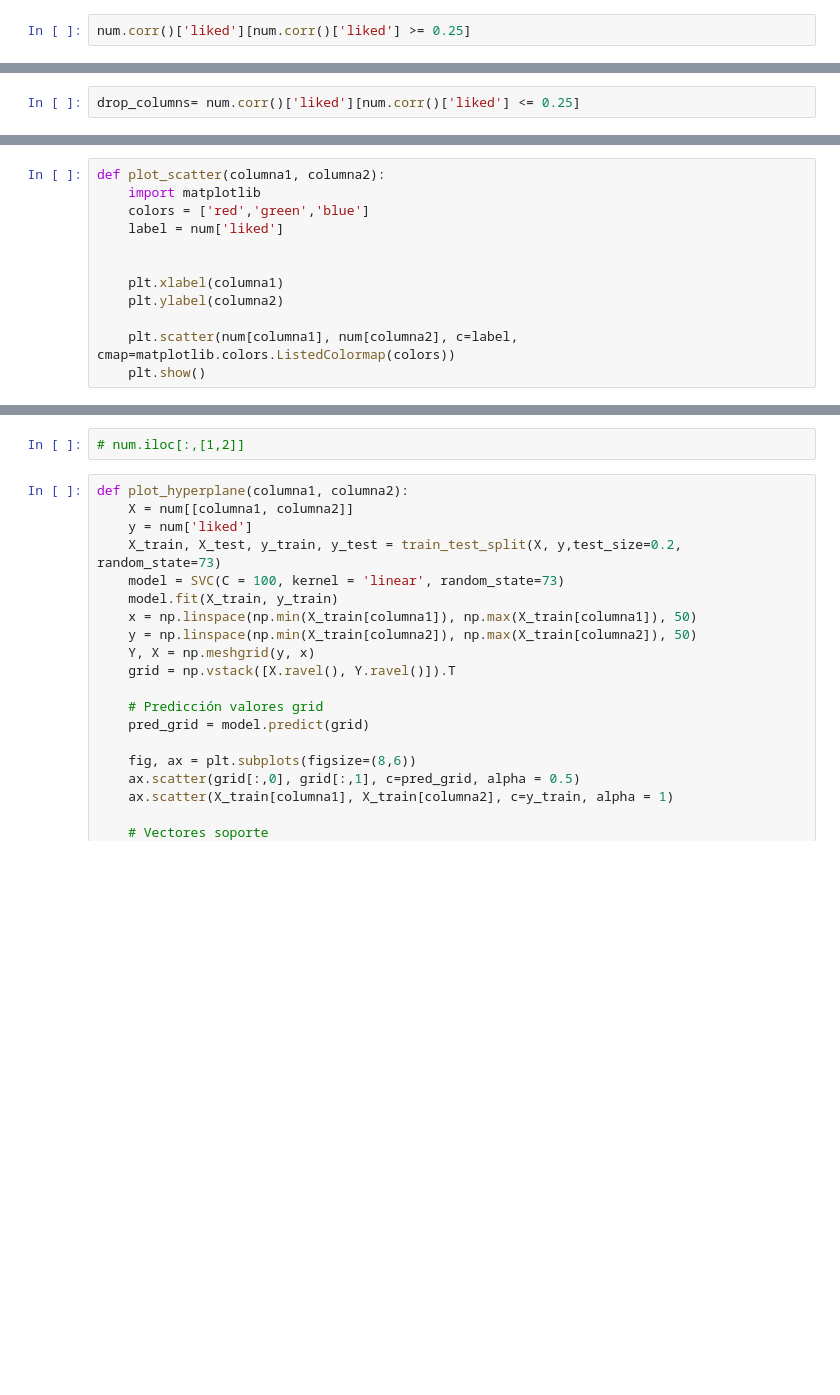
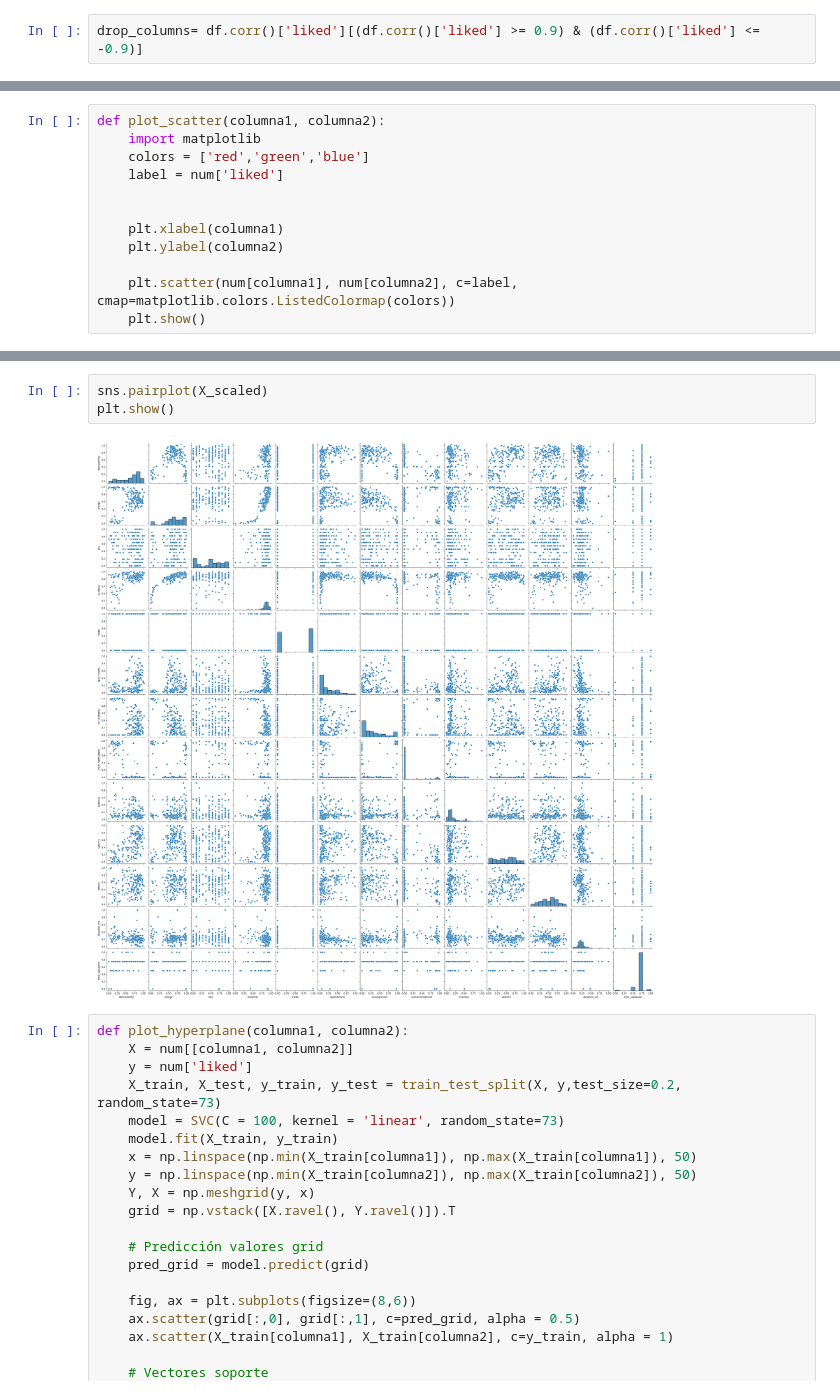
Before and after one commit to Jesus-Almansa/SupportVectorMachine, a Jupyter notebook: SVM_NN.ipynb, the cells around one changed output, grey strips where cells are left out. Saved outputs shown, nothing was run; the diff lists cells and outputs as text; blank space fills up the shorter version.

```diff
--- a/SVM_NN.ipynb
+++ b/SVM_NN.ipynb
@@ -144,2 +154,2 @@ Name: liked, dtype: float64
 # %%
-num.corr()['liked'][num.corr()['liked'] >= 0.25]
+drop_columns= df.corr()['liked'][(df.corr()['liked'] >= 0.9) & (df.corr()['liked'] <= -0.9)]
@@ -154,3 +156 @@ Name: liked, dtype: float64
-# %%
-drop_columns= num.corr()['liked'][num.corr()['liked'] <= 0.25]
 # %%
@@ -377,5 +372,8 @@ Name: liked, dtype: float64
-# %%
-# num.iloc[:,[1,2]]
+# %%
+sns.pairplot(X_scaled)
+plt.show()
+# %% [output]
+[figure, added]
 # %%
 def plot_hyperplane(columna1, columna2):
     X = num[[columna1, columna2]]
```
Also changed, not shown: parts of 51 cells of this notebook.
